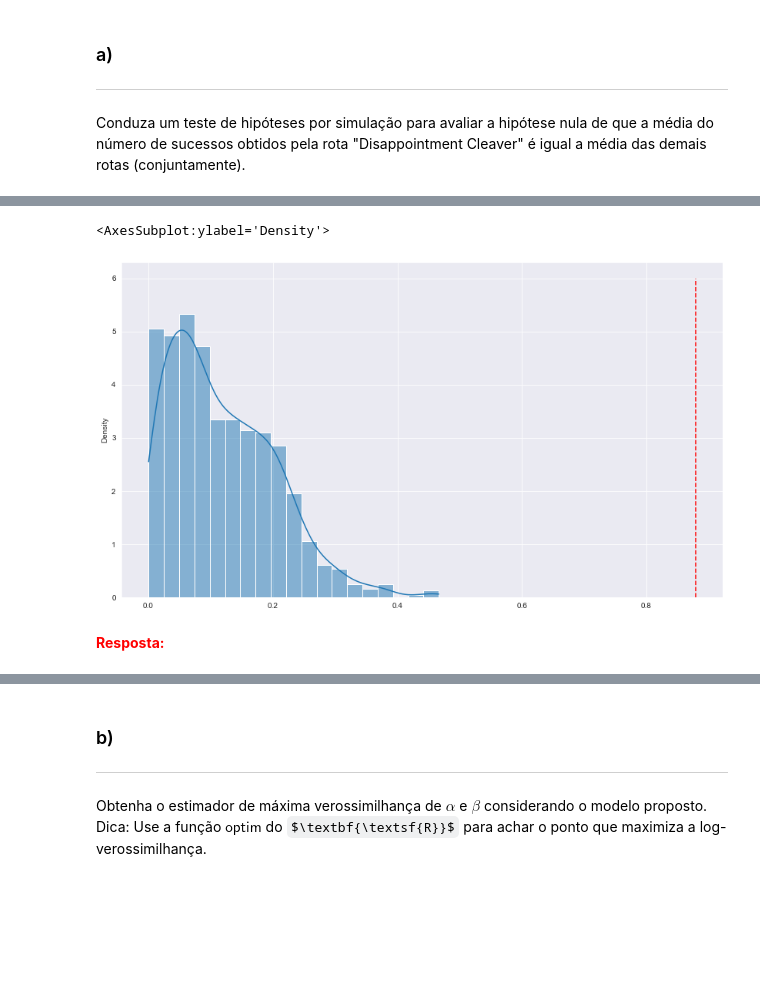
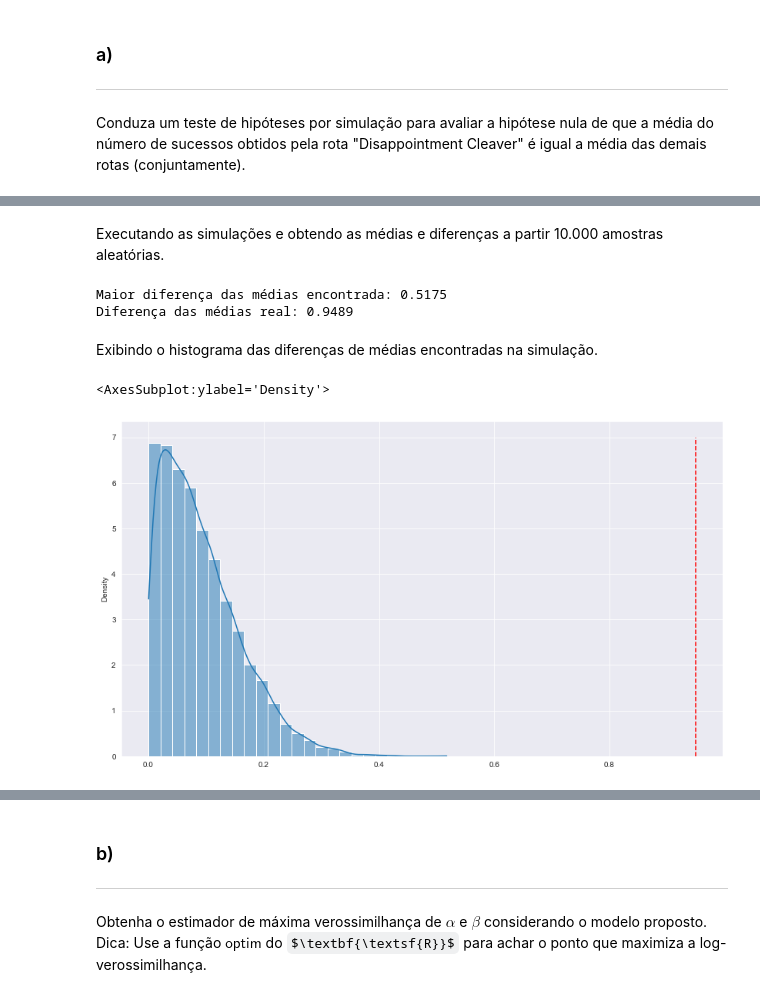
Before and after one commit to pauloceliojr/mcimd-listas, a Jupyter notebook: Lista 2/Lista_2.ipynb, the cells around one changed output, grey strips where cells are left out. Drawn from its saved outputs; the diff is of its cells as text; code cells hidden in the pictures; some formulas as TeX source; blank space fills up the shorter version.

```diff
--- a/Lista 2/Lista_2.ipynb
+++ b/Lista 2/Lista_2.ipynb
@@ -116,9 +96,0 @@ diferenca_real
-# %%
-lista = dados.query("Sucessos > 0").Sucessos.tolist()
-diferencas = []
-
-for i in range(1001):
-    lista_sorteada = np.random.choice(lista, size=1619 + 633, replace=False)
-    media_true = np.mean(lista_sorteada[:1619])
-    media_false = np.mean(lista_sorteada[1620:])
-    diferencas.append(abs(media_true - media_false))
@@ -124,0 +99,13 @@ for i in range(1001):
+# %%
+# Agrega os dados
+cleaver_agg = dados.groupby(["Cleaver"]).agg({"Sucessos": ["mean", "count"]})
+
+# Obtem médias, quantidades e diferença entre as médias
+media_sucessos_nao_cleaver = cleaver_agg.iloc[0]["Sucessos"]["mean"]
+media_sucessos_cleaver = cleaver_agg.iloc[1]["Sucessos"]["mean"]
+quant_cleaver = cleaver_agg.iloc[1]["Sucessos"]["count"]
+diferenca_medias_real = abs(media_sucessos_nao_cleaver - media_sucessos_cleaver)
+
+# Imprime os valores
+print(cleaver_agg, end="\n\n")
+print(f"Valor absoluto da diferença das médias: {diferenca_medias_real:0.4f}")
@@ -125,10 +120,30 @@ for i in range(1001):
+# %% [markdown]
+Executando as simulações e obtendo as médias e diferenças a partir 10.000 amostras aleatórias.
+# %%
+# Cria lista com todos os sucessos registrados
+lista_sucessos = dados.Sucessos.tolist()
+
+# Roda simulação com 10.000 amostras embaralhadas aleatoriamente
+diferencas_medias_amostras = []
+for i in range(10001):
+    np.random.shuffle(lista_sucessos)
+    media_cleaver = np.mean(lista_sucessos[:int(quant_cleaver)])
+    media_nao_cleaver = np.mean(lista_sucessos[int(quant_cleaver):])
+    diferencas_medias_amostras.append(abs(media_cleaver - media_nao_cleaver))
+
+# Imprime os valores
+print(f"Maior diferença das médias encontrada: {max(diferencas_medias_amostras):0.4f}")
+print(f"Diferença das médias real: {diferenca_medias_real:0.4f}")
+# %% [output]
+Maior diferença das médias encontrada: 0.5175
+Diferença das médias real: 0.9489
+# %% [markdown]
+Exibindo o histograma das diferenças de médias encontradas na simulação.
 # %%
-ax = sns.histplot(diferencas, kde=True, stat="density")
+ax = sns.histplot(diferencas_medias_amostras, kde=True, stat="density", bins=25)
 ax.figure.set_size_inches(14, 8)
-ax.vlines(x=diferenca_real, ymin=0, ymax=6, colors='red', linestyles='dashed')
+ax.vlines(x=diferenca_medias_real, ymin=0, ymax=7, colors='red', linestyles='dashed')
 ax
 # %% [output]
 <AxesSubplot:ylabel='Density'>
-[figure, old version]
+[figure, new version]
-# %% [markdown]
-<font color='red'>**Resposta:**</font>
```
Also changed, not shown: parts of 21 cells of this notebook.
